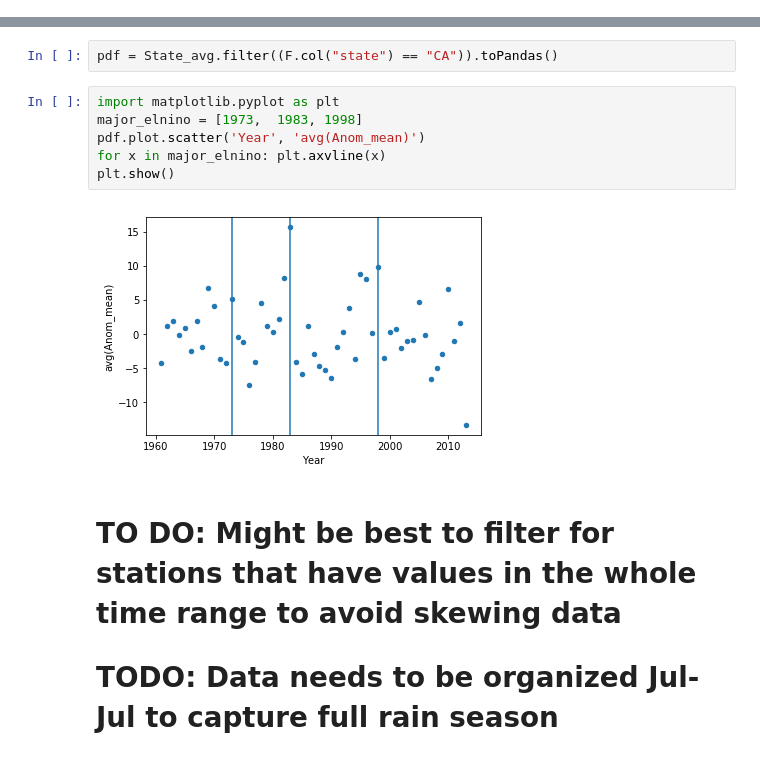
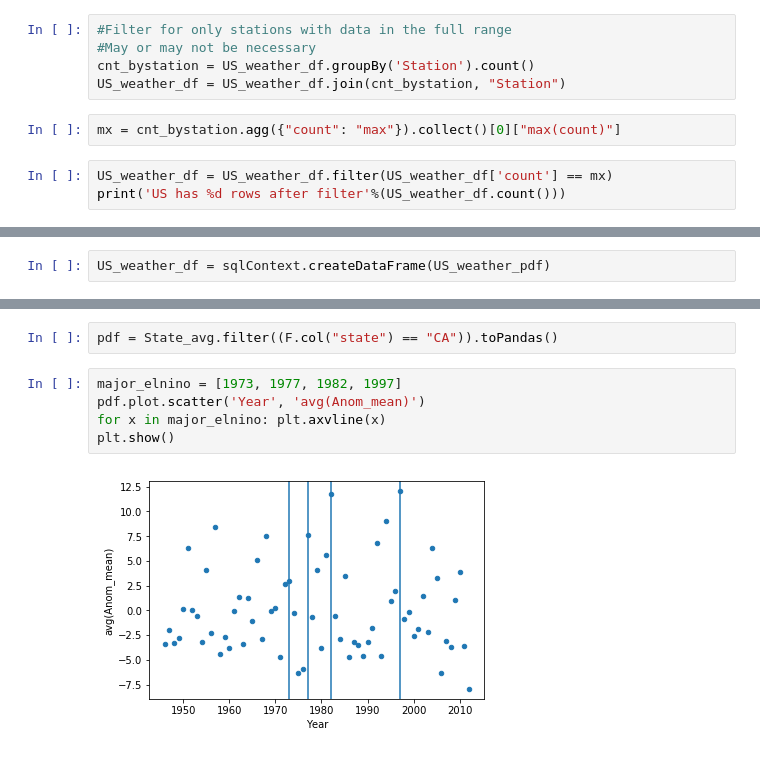
Before and after one commit to chiennifer/Public-DSC291, a Jupyter notebook: hw3/Jason.ipynb, the cells around one changed output, grey strips where cells are left out. Cells and saved outputs as stored; diff of their text form.

```diff
--- a/hw3/Jason.ipynb
+++ b/hw3/Jason.ipynb
@@ -74,0 +102,10 @@ US has 580625 rows after filter
+# %%
+#Filter for only stations with data in the full range
+#May or may not be necessary
+cnt_bystation = US_weather_df.groupBy('Station').count()
+US_weather_df = US_weather_df.join(cnt_bystation, "Station")
+# %%
+mx = cnt_bystation.agg({"count": "max"}).collect()[0]["max(count)"]
+# %%
+US_weather_df = US_weather_df.filter(US_weather_df['count'] == mx)
+print('US has %d rows after filter'%(US_weather_df.count()))
@@ -75,3 +188,5 @@ US has 580625 rows after filter
+# %%
+US_weather_df = sqlContext.createDataFrame(US_weather_pdf)
 # %% [markdown]
 # Do calculations
 
@@ -158,14 +260,9 @@ only showing top 20 rows
 # %%
 pdf = State_avg.filter((F.col("state") == "CA")).toPandas()
 # %%
-import matplotlib.pyplot as plt
-major_elnino = [1973,  1983, 1998]
+major_elnino = [1973, 1977, 1982, 1997]
 pdf.plot.scatter('Year', 'avg(Anom_mean)')
 for x in major_elnino: plt.axvline(x)
 plt.show()
 # %% [output]
-[figure, old version]
+[figure, new version]
-# %% [markdown]
-# TO DO: Might be best to filter for stations that have values in the whole time range to avoid skewing data
-
-# TODO: Data needs to be organized Jul-Jul to capture full rain season
```
Also changed, not shown: parts of 16 cells of this notebook.
